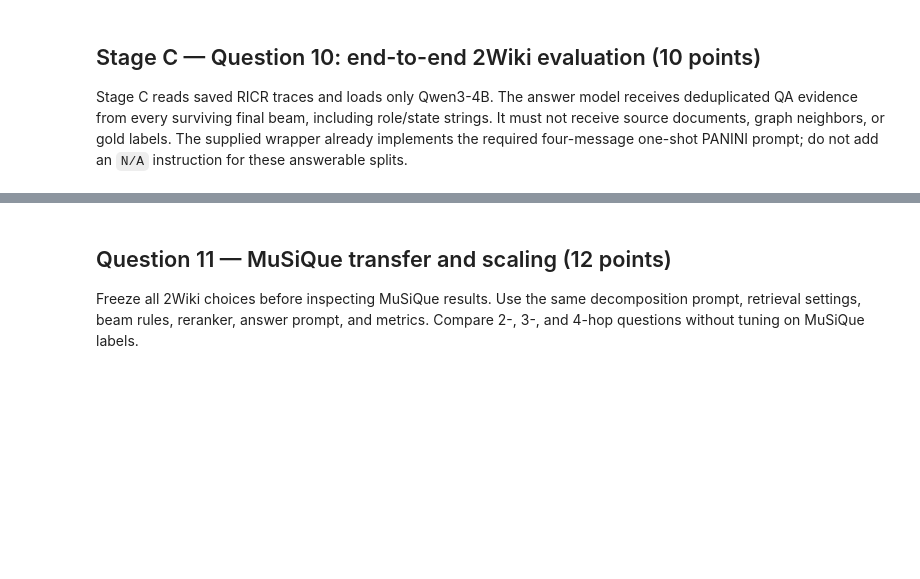
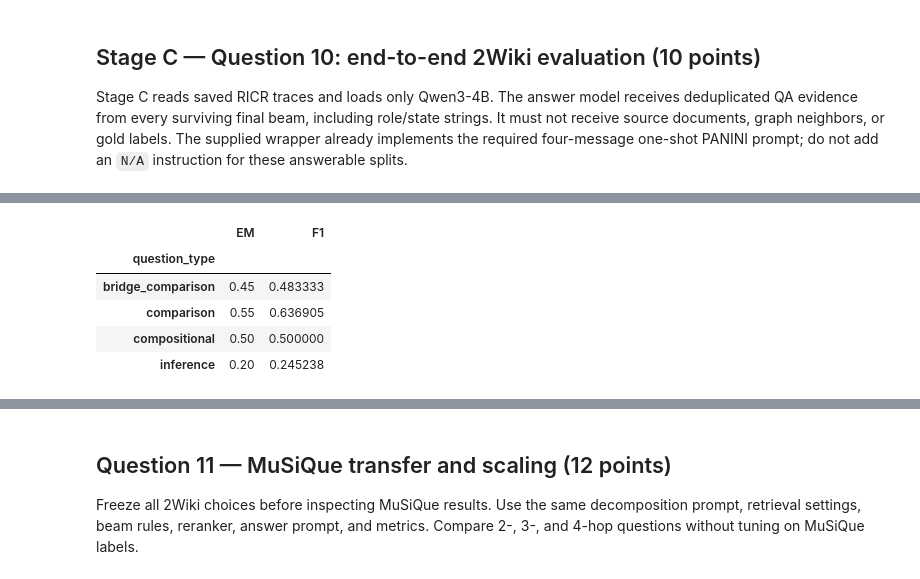
Before and after one commit to TanmayJDesai/panini-course-project-Group-Tanmay-Ethan-Denny, a Jupyter notebook: Panini_Course_Project.ipynb, the cells around one changed output, grey strips where cells are left out. Drawn from its saved outputs; the diff is of its cells as text; code cells hidden in the pictures; blank space fills up the shorter version.

```diff
--- a/Panini_Course_Project.ipynb
+++ b/Panini_Course_Project.ipynb
@@ -3380,10 +3754,86 @@ else:
 # %%
 def score_default_run(dataset, package):
-    # TODO Q10/Q11: join plans, traces, answers, and public labels by
-    # question_id. Compute supporting-QA/document recall,
-    # complete-chain recovery, EM/F1, evidence size, and latency;
-    # summarize 2Wiki by type and MuSiQue by hop_count.
-    raise NotImplementedError('Implement end-to-end scoring')
+    decompositions = {row['question_id']: row for row in read_jsonl(WORK_ROOT / 'cache' / dataset / 'decompositions.jsonl')}
+    traces = {row['question_id']: row for row in read_jsonl(WORK_ROOT / 'cache' / dataset / 'ricr_traces.jsonl') if row.get('configuration') == 'default'}
+    answers = {row['question_id']: row for row in read_jsonl(WORK_ROOT / 'cache' / dataset / 'answers.jsonl')}
 
-# TODO Q10: display the overall and per-type 2Wiki tables, plus one
-# successful and one failed trace with the first irreversible error.
+    rows = []
+    for question in package.questions('public'):
+        qid = str(question['question_id'])
+        decompRow = decompositions.get(qid)
+        traceRow = traces.get(qid)
+        answerRow = answers.get(qid)
+
+        decompositionValid = bool(decompRow and decompRow.get('decomposition_valid'))
+        goldIds = goldQaIdsByQuestion.get((dataset, qid), set())
+
+        supportingRecall = None
+        chainRecovered = False
+        evidenceCount = None
+        retrievalSeconds = None
+        if traceRow and not traceRow.get('error') and traceRow.get('trace'):
+            evidenceIds = {c['qa_uid'] for c in traceRow['trace']['evidence']}
+            evidenceCount = len(evidenceIds)
+            supportingRecall = (len(goldIds & evidenceIds) / len(goldIds)) if goldIds else None
+            chainRecovered = any(
+                goldIds and goldIds <= {step['qa_uid'] for step in chain['steps']}
+                for chain in traceRow['trace']['chains']
+            )
+            retrievalSeconds = traceRow.get('retrieval_seconds')
+
+        totalLatencyMs = None
+        if retrievalSeconds is not None and answerRow is not None:
+            totalLatencyMs = (retrievalSeconds + answerRow.get('answer_seconds', 0.0)) * 1000.0
+
+        rows.append({
+            'dataset': dataset,
+            'question_id': qid,
+            'question_type': question.get('type'),
+            'hop_count': question.get('hop_count'),
+            'decomposition_valid': decompositionValid,
+            'supporting_qa_recall': supportingRecall,
+            'complete_chain_recovery': chainRecovered,
+            'evidence_count': evidenceCount,
+            'EM': answerRow.get('exact_match') if answerRow else None,
+            'F1': answerRow.get('token_f1') if answerRow else None,
+            'answer_context_tokens': answerRow.get('answer_context_tokens') if answerRow else None,
+            'total_latency_ms': totalLatencyMs,
+        })
+    return pd.DataFrame(rows)
+
+q10_scored = score_default_run('2wiki', packages['2wiki'])
+
+if q10_scored.empty:
+    print('No scored rows yet, run Stage B then Stage C for 2wiki first.')
+else:
+    summary = {
+        'decomposition_validity': q10_scored['decomposition_valid'].mean(),
+        'supporting_qa_recall': q10_scored['supporting_qa_recall'].mean(),
+        'complete_chain_recovery': q10_scored['complete_chain_recovery'].mean(),
+        'EM': q10_scored['EM'].mean(),
+        'F1': q10_scored['F1'].mean(),
+        'mean_latency_ms': q10_scored['total_latency_ms'].mean(),
+        'p95_latency_ms': q10_scored['total_latency_ms'].quantile(0.95),
+        'answer_context_tokens': q10_scored['answer_context_tokens'].mean(),
+        'evidence_count': q10_scored['evidence_count'].mean(),
+    }
+    display(pd.DataFrame([summary]))
+
+    print('\nby 2wiki question type:')
+    display(q10_scored.groupby('question_type')[['EM', 'F1']].mean())
+
+    # grab one clean win and one clean loss so we can actually explain what happened
+    successRows = q10_scored[(q10_scored['EM'] == 1.0) & (q10_scored['complete_chain_recovery'])]
+    failRows = q10_scored[q10_scored['EM'] == 0.0]
+    traceRowsById = {row['question_id']: row for row in read_jsonl(WORK_ROOT / 'cache' / '2wiki' / 'ricr_traces.jsonl') if row.get('configuration') == 'default'}
+
+    if not successRows.empty:
+        successId = successRows.iloc[0]['question_id']
+        print('\nsuccessful trace, question_id:', successId)
+        print(json.dumps(traceRowsById[successId]['trace'], indent=2, ensure_ascii=False)[:4000])
+
+    if not failRows.empty:
+        failId = failRows.iloc[0]['question_id']
+        print('\nfailed trace, question_id:', failId)
+        print(json.dumps(traceRowsById[failId]['trace'], indent=2, ensure_ascii=False)[:4000])
+# %% [output]
@@ -3389,0 +3843,6 @@ def score_default_run(dataset, package):
+|  | EM | F1 |
+| question_type |  |  |
+| bridge_comparison | 0.45 | 0.483333 |
+| comparison | 0.55 | 0.636905 |
+| compositional | 0.50 | 0.500000 |
+| inference | 0.20 | 0.245238 |
```
Also changed, not shown: parts of 31 cells of this notebook, 6 other files.
